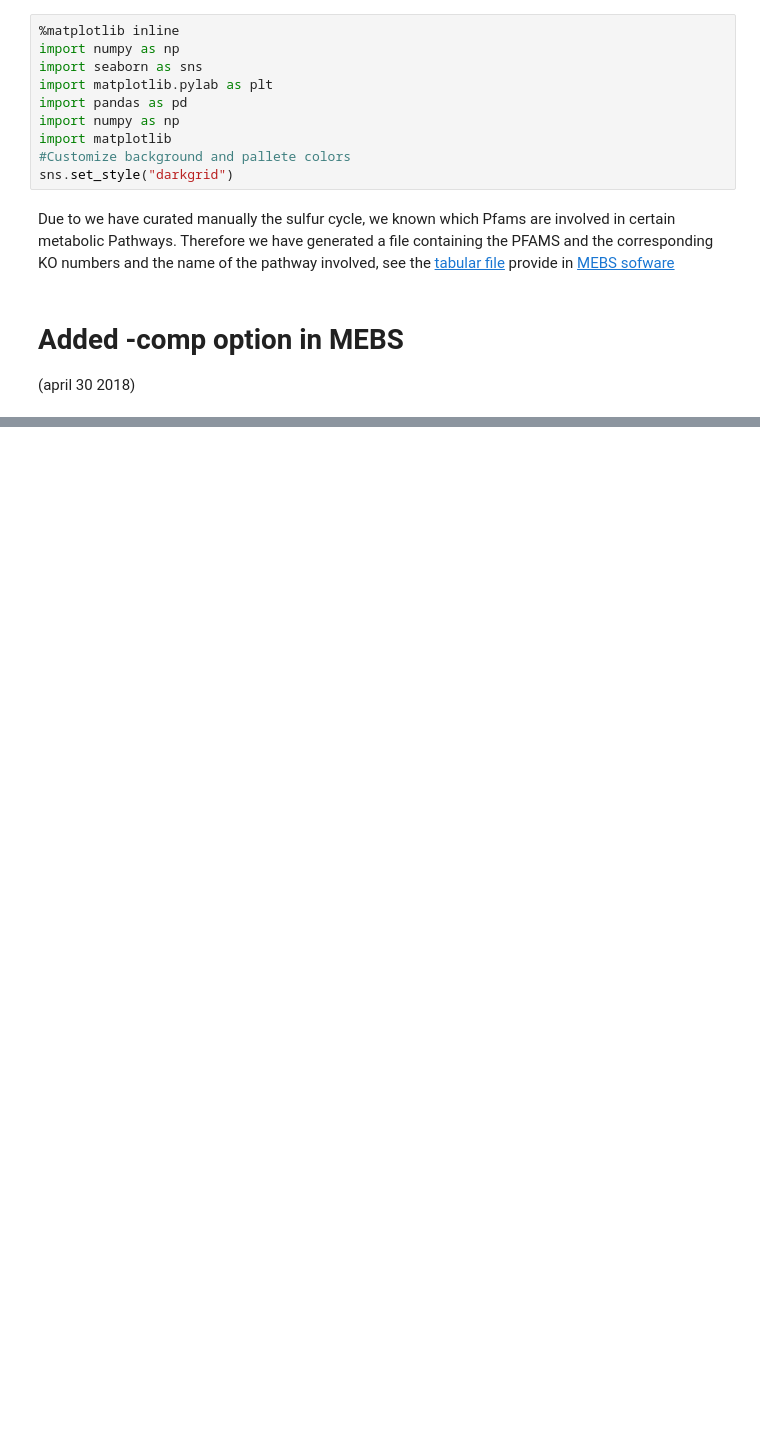
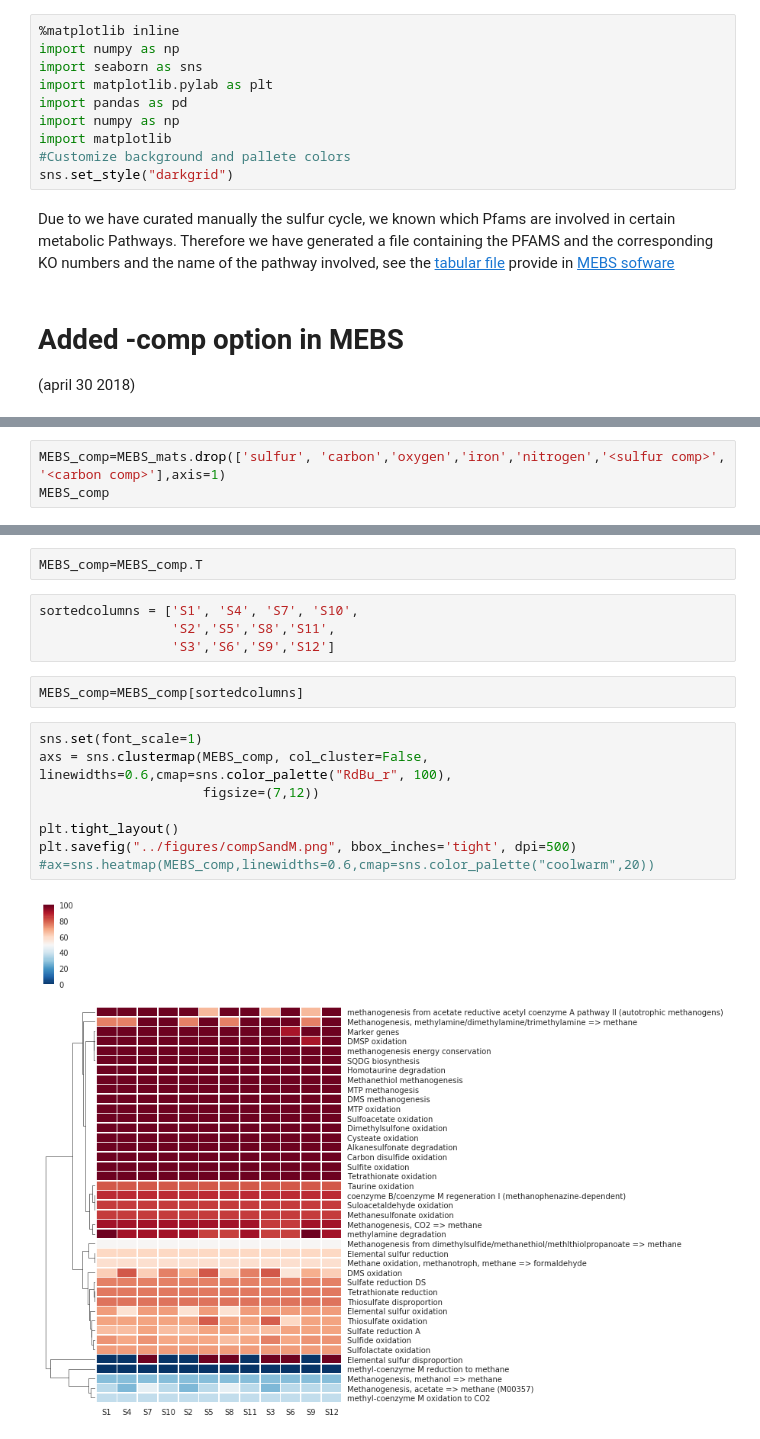
Before and after one commit to valdeanda/Time_series_mats, a Jupyter notebook: scripts/completeness.ipynb, the cells around one changed output, grey strips where cells are left out. Saved outputs shown, nothing was run; the diff lists cells and outputs as text; blank space fills up the shorter version.

Commit message:
new heatmap completeness

```diff
--- a/scripts/completeness.ipynb
+++ b/scripts/completeness.ipynb
@@ -202,0 +42,3 @@ plt.savefig("../figures/methane.completeness.png", bbox_inches='tight', dpi=600
+# %%
+MEBS_comp=MEBS_mats.drop(['sulfur', 'carbon','oxygen','iron','nitrogen','<sulfur comp>', '<carbon comp>'],axis=1)
+MEBS_comp
@@ -202,0 +122,18 @@ plt.savefig("../figures/methane.completeness.png", bbox_inches='tight', dpi=600
+# %%
+MEBS_comp=MEBS_comp.T
+# %%
+sortedcolumns = ['S1', 'S4', 'S7', 'S10',
+                 'S2','S5','S8','S11',
+                 'S3','S6','S9','S12']
+# %%
+MEBS_comp=MEBS_comp[sortedcolumns]
+# %%
+sns.set(font_scale=1)
+axs = sns.clustermap(MEBS_comp, col_cluster=False, linewidths=0.6,cmap=sns.color_palette("RdBu_r", 100),
+                     figsize=(7,12))
+
+plt.tight_layout()
+plt.savefig("../figures/compSandM.png", bbox_inches='tight', dpi=500)
+#ax=sns.heatmap(MEBS_comp,linewidths=0.6,cmap=sns.color_palette("coolwarm",20))
+# %% [output]
+[figure, added]
```
Also changed, not shown: parts of 42 cells of this notebook.
